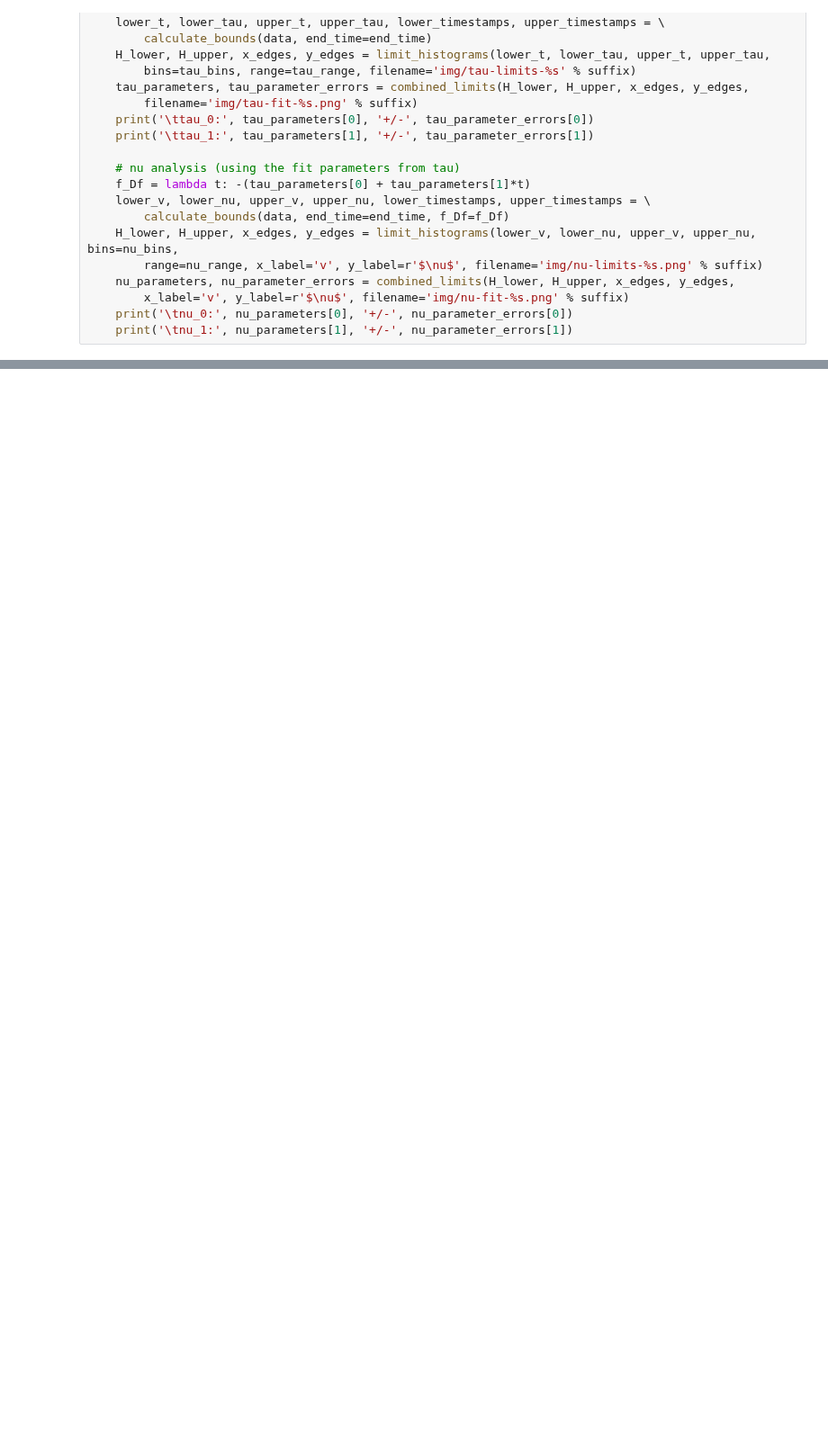
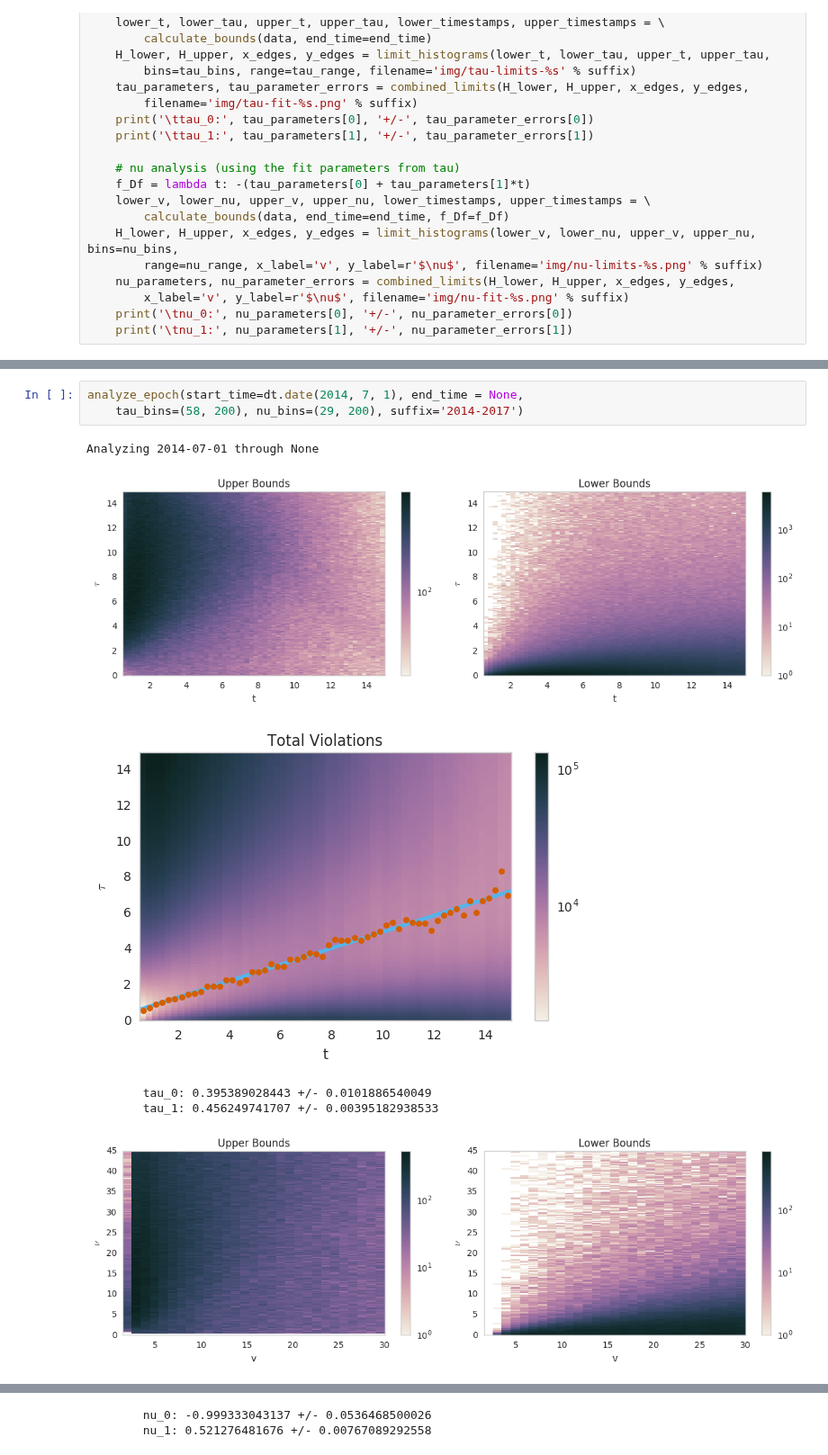
Before and after one commit to sangaline/reverse-engineering-the-hacker-news-ranking-algorithm, a Jupyter notebook: Reverse Engineering the Hacker News Ranking Algorithm.ipynb, the cells around one changed output, grey strips where cells are left out. Shown at 90% size. Drawn from its saved outputs; the diff is of its cells as text; blank space fills up the shorter version.

```diff
--- a/Reverse Engineering the Hacker News Ranking Algorithm.ipynb
+++ b/Reverse Engineering the Hacker News Ranking Algorithm.ipynb
@@ -401,0 +431,10 @@ def analyze_epoch(start_time=dt.date(2007, 1, 1), end_time = dt.date(2009, 1, 1)
+# %%
+analyze_epoch(start_time=dt.date(2014, 7, 1), end_time = None,
+    tau_bins=(58, 200), nu_bins=(29, 200), suffix='2014-2017')
+# %% [output]
+Analyzing 2014-07-01 through None
+[figure, added]
+[figure, added]
+        tau_0: 0.395389028443 +/- 0.0101886540049
+        tau_1: 0.456249741707 +/- 0.00395182938533
+[figure, added]
@@ -401,0 +442,2 @@ def analyze_epoch(start_time=dt.date(2007, 1, 1), end_time = dt.date(2009, 1, 1)
+        nu_0: -0.999333043137 +/- 0.0536468500026
+        nu_1: 0.521276481676 +/- 0.00767089292558
```
Also changed, not shown: parts of 4 cells of this notebook.
